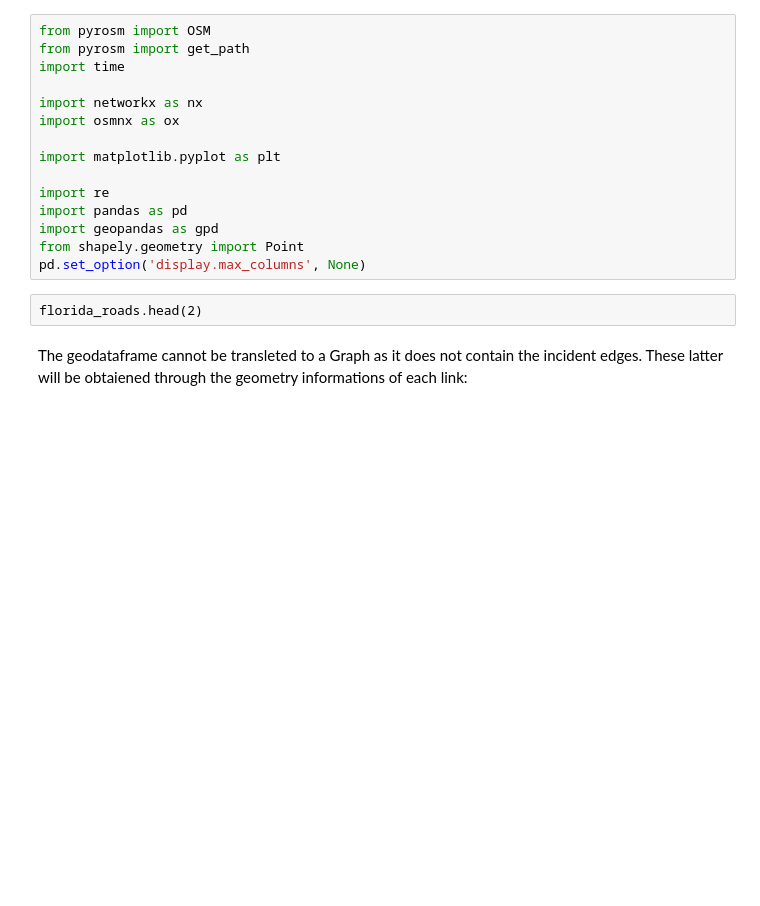
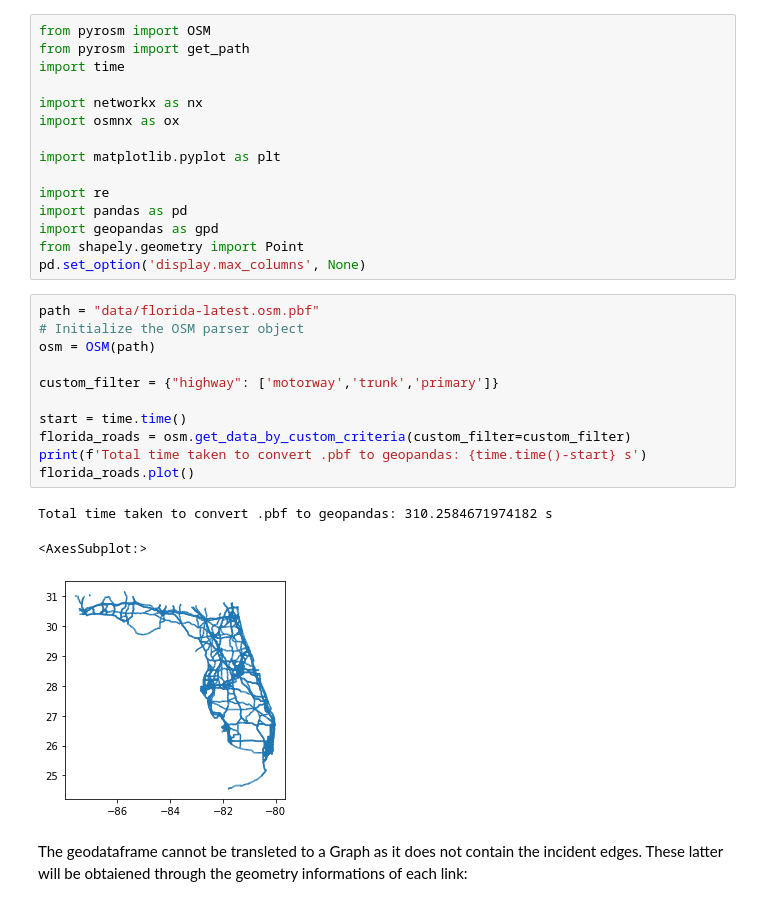
Before and after one commit to Labulitiolle/Multimodal_freight_USA, a Jupyter notebook: mfreight/Road/OSM_roads_florida.ipynb, the cells around one changed output. Drawn from its saved outputs; the diff is of its cells as text; blank space fills up the shorter version.

```diff
--- a/mfreight/Road/OSM_roads_florida.ipynb
+++ b/mfreight/Road/OSM_roads_florida.ipynb
@@ -15,8 +15,21 @@ import pandas as pd
 import geopandas as gpd
 from shapely.geometry import Point
 pd.set_option('display.max_columns', None)
-# %% [raw]
-florida_roads.head(2)
+# %%
+path = "data/florida-latest.osm.pbf"
+# Initialize the OSM parser object
+osm = OSM(path)
+
+custom_filter = {"highway": ['motorway','trunk','primary']}
+
+start = time.time()
+florida_roads = osm.get_data_by_custom_criteria(custom_filter=custom_filter)
+print(f'Total time taken to convert .pbf to geopandas: {time.time()-start} s')
+florida_roads.plot()
+# %% [output]
+Total time taken to convert .pbf to geopandas: 310.2584671974182 s
+<AxesSubplot:>
+[figure, added]
 # %% [markdown]
 The geodataframe cannot be transleted to a Graph as it does not contain the incident edges. These latter will be obtaiened through the geometry informations of each link:
 # %%
```
Also changed, not shown: parts of 1 cell of this notebook, 30 other files.
